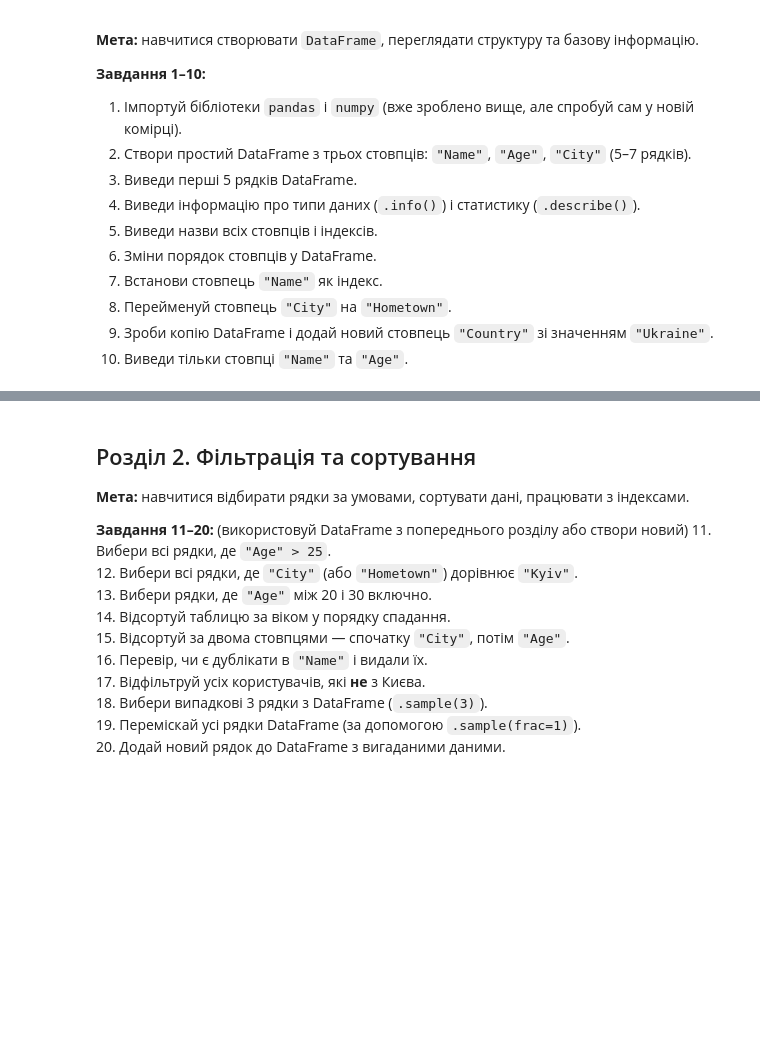
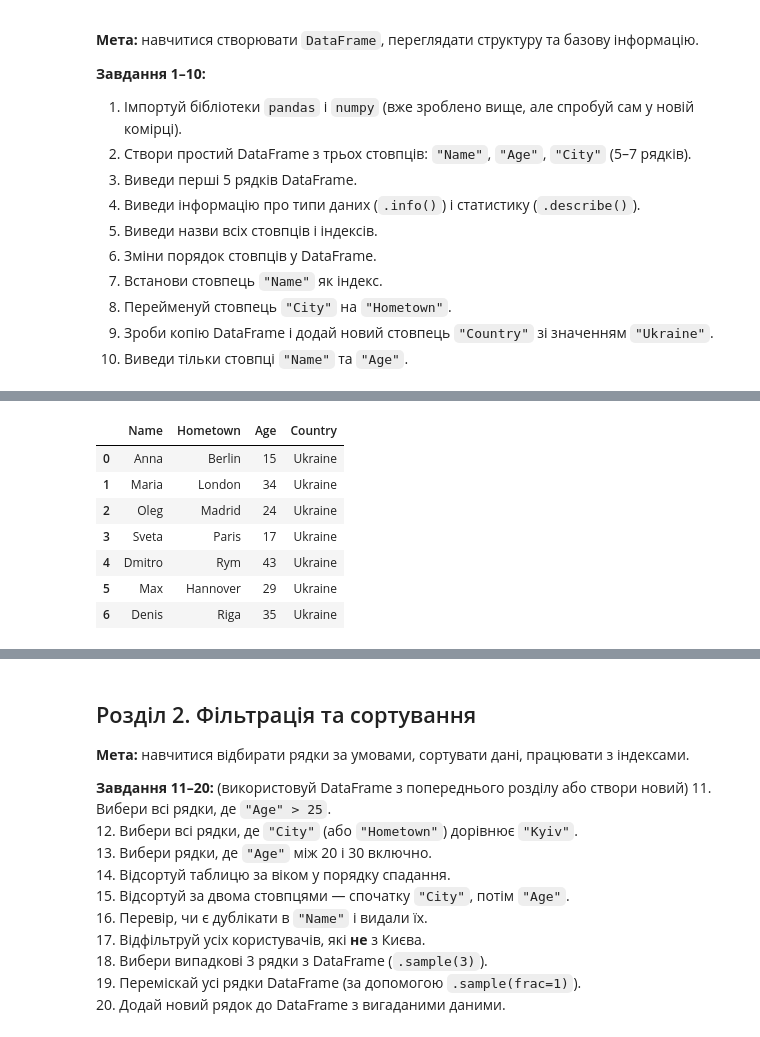
Before and after one commit to Svitlana-kyriienko/test-task-Python-DTA, a Jupyter notebook: pandas_matplotlib_practice.ipynb, the cells around one changed output, grey strips where cells are left out. Cells and saved outputs as stored; diff of their text form; code cells hidden in the pictures; blank space fills up the shorter version.

```diff
--- a/pandas_matplotlib_practice.ipynb
+++ b/pandas_matplotlib_practice.ipynb
@@ -78,0 +115,5 @@ df[['Name', 'Age']]
+# %%
+# 6. Зміни порядок стовпців у DataFrame
+new_order = ['City','Name', 'Age']
+df = df[new_order]
+df
@@ -78,0 +129,6 @@ df[['Name', 'Age']]
+# %%
+# 7. Встанови стовпець `"Name"` як індекс
+df.set_index("Name", inplace=True)
+print(df)
+# df.columns
+# df.index
@@ -78,0 +145,3 @@ df[['Name', 'Age']]
+# %%
+df.reset_index(inplace=True)
+df
@@ -78,0 +157,4 @@ df[['Name', 'Age']]
+# %%
+# 8. Перейменуй стовпець `"City"` на `"Hometown"`
+df.rename(columns={"City": "Hometown"}, inplace=True)
+df
@@ -78,0 +170,14 @@ df[['Name', 'Age']]
+# %%
+# 9. Зроби копію DataFrame і додай новий стовпець `"Country"` зі значенням `"Ukraine"`
+df_copy = df.copy()
+df_copy["Country"] = "Ukraine"
+df_copy
+# %% [output]
+|  | Name | Hometown | Age | Country |
+| 0 | Anna | Berlin | 15 | Ukraine |
+| 1 | Maria | London | 34 | Ukraine |
+| 2 | Oleg | Madrid | 24 | Ukraine |
+| 3 | Sveta | Paris | 17 | Ukraine |
+| 4 | Dmitro | Rym | 43 | Ukraine |
+| 5 | Max | Hannover | 29 | Ukraine |
+| 6 | Denis | Riga | 35 | Ukraine |
```
Also changed, not shown: parts of 46 cells of this notebook.
